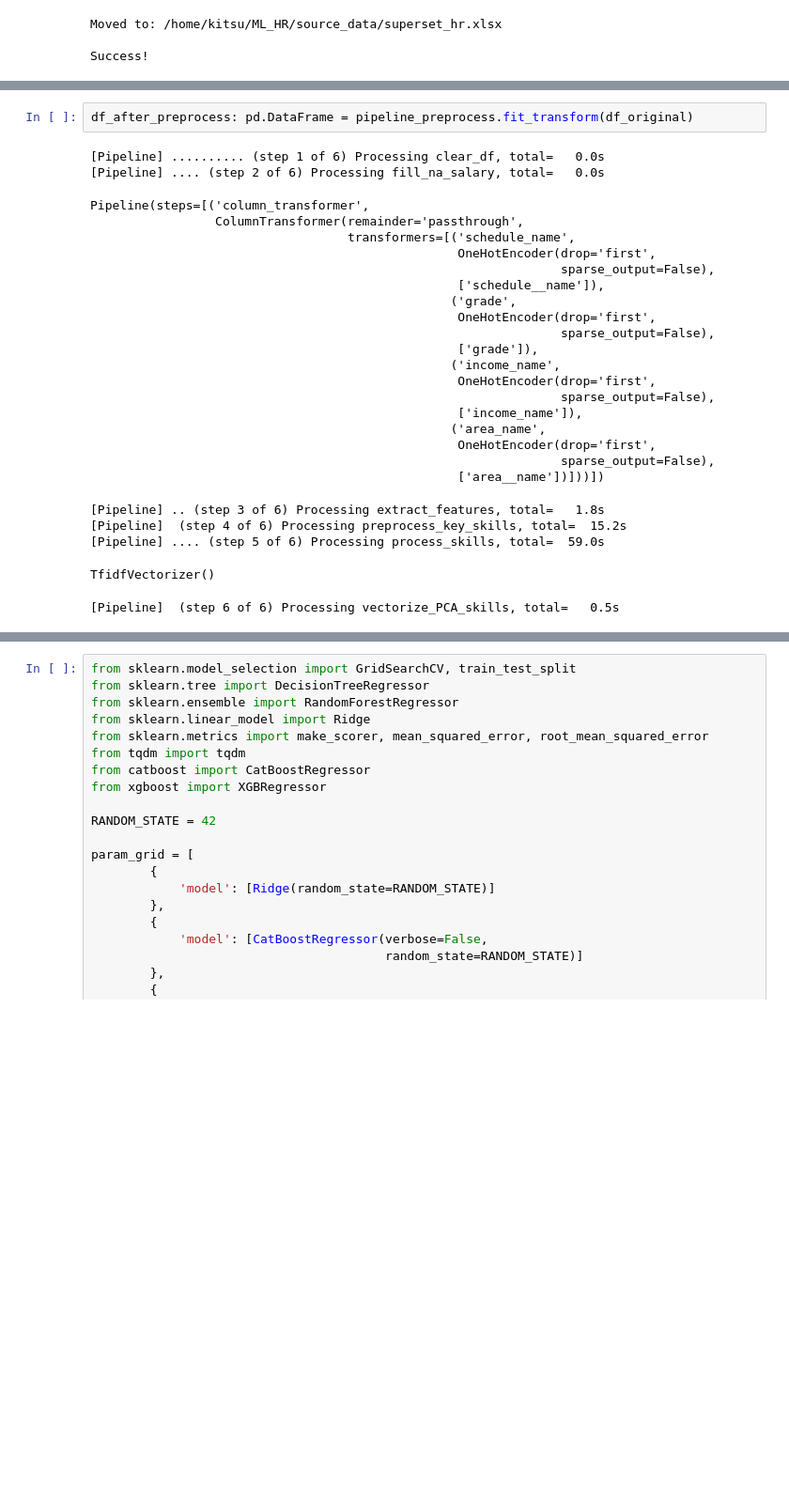
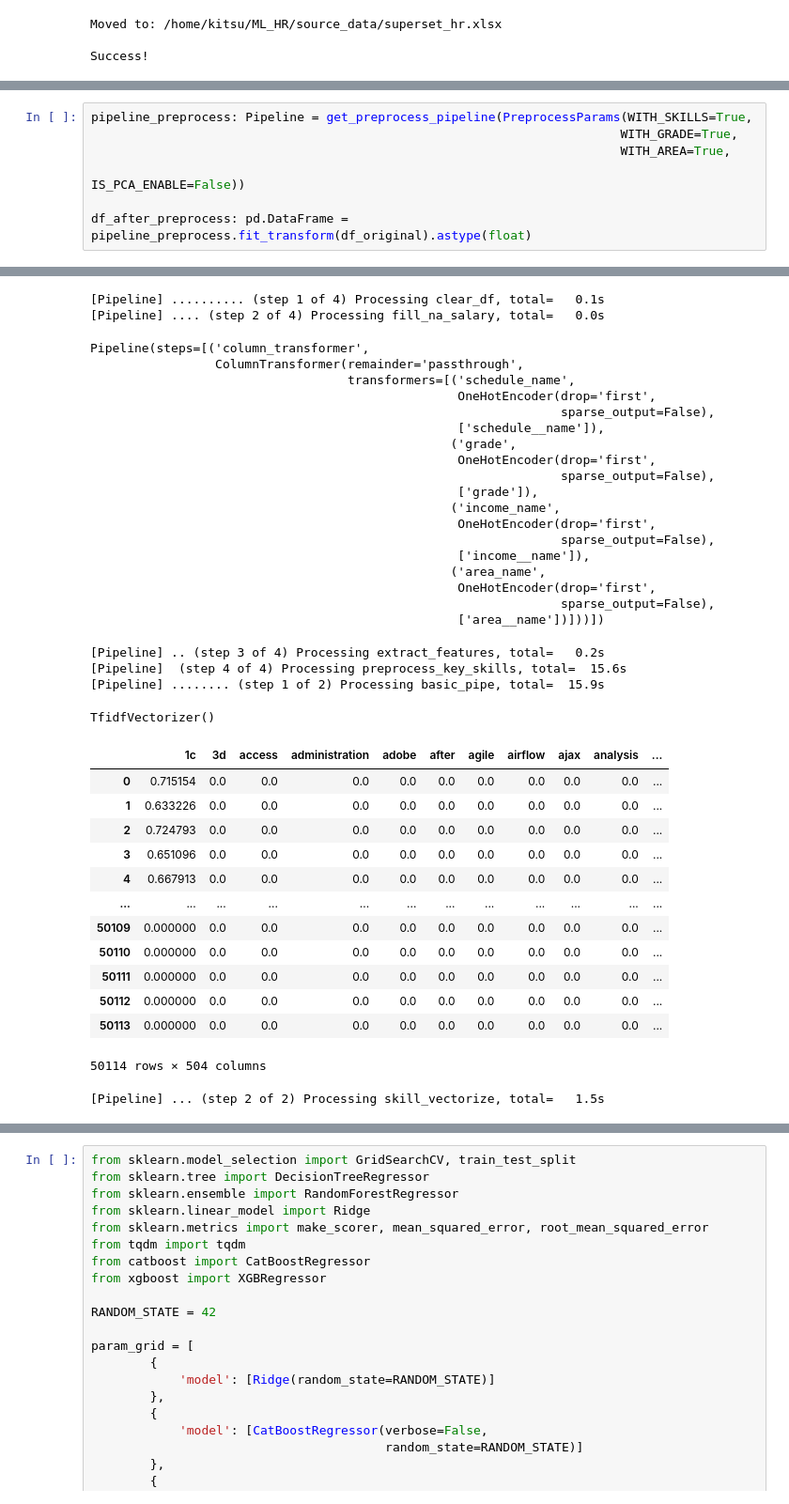
Before and after one commit to LadHrAnalytics/ML_HR, a Jupyter notebook: Notebooks/dataset_cleaning.ipynb, the cells around one changed output, grey strips where cells are left out. Shown at 94% size. Saved outputs shown, nothing was run; the diff lists cells and outputs as text; blank space fills up the shorter version.

Commit message:
Code refactor for preprocess & pipeline

```diff
--- a/Notebooks/dataset_cleaning.ipynb
+++ b/Notebooks/dataset_cleaning.ipynb
@@ -377,28 +395,8 @@ Pipeline(steps=[('clear_df',
-# %%
-df_after_preprocess: pd.DataFrame = pipeline_preprocess.fit_transform(df_original)
-# %% [output]
-[Pipeline] .......... (step 1 of 6) Processing clear_df, total=   0.0s
-[Pipeline] .... (step 2 of 6) Processing fill_na_salary, total=   0.0s
-Pipeline(steps=[('column_transformer',
-                 ColumnTransformer(remainder='passthrough',
-                                   transformers=[('schedule_name',
-                                                  OneHotEncoder(drop='first',
-                                                                sparse_output=False),
-                                                  ['schedule__name']),
-                                                 ('grade',
-                                                  OneHotEncoder(drop='first',
-                                                                sparse_output=False),
-                                                  ['grade']),
-                                                 ('income_name',
-                                                  OneHotEncoder(drop='first',
-                                                                sparse_output=False),
-                                                  ['income_name']),
-                                                 ('area_name',
-                                                  OneHotEncoder(drop='first',
-                                                                sparse_output=False),
-                                                  ['area__name'])]))])
-[Pipeline] .. (step 3 of 6) Processing extract_features, total=   1.8s
-[Pipeline]  (step 4 of 6) Processing preprocess_key_skills, total=  15.2s
-[Pipeline] .... (step 5 of 6) Processing process_skills, total=  59.0s
-TfidfVectorizer()
-[Pipeline]  (step 6 of 6) Processing vectorize_PCA_skills, total=   0.5s
+# %%
+pipeline_preprocess: Pipeline = get_preprocess_pipeline(PreprocessParams(WITH_SKILLS=True,
+                                                                        WITH_GRADE=True,
+                                                                        WITH_AREA=True,
+                                                                        IS_PCA_ENABLE=False))
+
+df_after_preprocess: pd.DataFrame = pipeline_preprocess.fit_transform(df_original).astype(float)
+# %% [output]
@@ -405,3 +429,41 @@ TfidfVectorizer()
+[Pipeline] .......... (step 1 of 4) Processing clear_df, total=   0.1s
+[Pipeline] .... (step 2 of 4) Processing fill_na_salary, total=   0.0s
+Pipeline(steps=[('column_transformer',
+                 ColumnTransformer(remainder='passthrough',
+                                   transformers=[('schedule_name',
+                                                  OneHotEncoder(drop='first',
+                                                                sparse_output=False),
+                                                  ['schedule__name']),
+                                                 ('grade',
+                                                  OneHotEncoder(drop='first',
+                                                                sparse_output=False),
+                                                  ['grade']),
+                                                 ('income_name',
+                                                  OneHotEncoder(drop='first',
+                                                                sparse_output=False),
+                                                  ['income__name']),
+                                                 ('area_name',
+                                                  OneHotEncoder(drop='first',
+                                                                sparse_output=False),
+                                                  ['area__name'])]))])
+[Pipeline] .. (step 3 of 4) Processing extract_features, total=   0.2s
+[Pipeline]  (step 4 of 4) Processing preprocess_key_skills, total=  15.6s
+[Pipeline] ........ (step 1 of 2) Processing basic_pipe, total=  15.9s
+TfidfVectorizer()
+|  | 1с | 3d | access | administration | adobe | after | agile | airflow | ajax | analysis | ... |
+| 0 | 0.715154 | 0.0 | 0.0 | 0.0 | 0.0 | 0.0 | 0.0 | 0.0 | 0.0 | 0.0 | ... |
+| 1 | 0.633226 | 0.0 | 0.0 | 0.0 | 0.0 | 0.0 | 0.0 | 0.0 | 0.0 | 0.0 | ... |
+| 2 | 0.724793 | 0.0 | 0.0 | 0.0 | 0.0 | 0.0 | 0.0 | 0.0 | 0.0 | 0.0 | ... |
+| 3 | 0.651096 | 0.0 | 0.0 | 0.0 | 0.0 | 0.0 | 0.0 | 0.0 | 0.0 | 0.0 | ... |
+| 4 | 0.667913 | 0.0 | 0.0 | 0.0 | 0.0 | 0.0 | 0.0 | 0.0 | 0.0 | 0.0 | ... |
+| ... | ... | ... | ... | ... | ... | ... | ... | ... | ... | ... | ... |
+| 50109 | 0.000000 | 0.0 | 0.0 | 0.0 | 0.0 | 0.0 | 0.0 | 0.0 | 0.0 | 0.0 | ... |
+| 50110 | 0.000000 | 0.0 | 0.0 | 0.0 | 0.0 | 0.0 | 0.0 | 0.0 | 0.0 | 0.0 | ... |
+| 50111 | 0.000000 | 0.0 | 0.0 | 0.0 | 0.0 | 0.0 | 0.0 | 0.0 | 0.0 | 0.0 | ... |
+| 50112 | 0.000000 | 0.0 | 0.0 | 0.0 | 0.0 | 0.0 | 0.0 | 0.0 | 0.0 | 0.0 | ... |
+| 50113 | 0.000000 | 0.0 | 0.0 | 0.0 | 0.0 | 0.0 | 0.0 | 0.0 | 0.0 | 0.0 | ... |
+50114 rows × 504 columns
+[Pipeline] ... (step 2 of 2) Processing skill_vectorize, total=   1.5s
 # %%
 print_df_info(df_after_preprocess)
 # %% [output]
```
Also changed, not shown: parts of 9 cells of this notebook.
